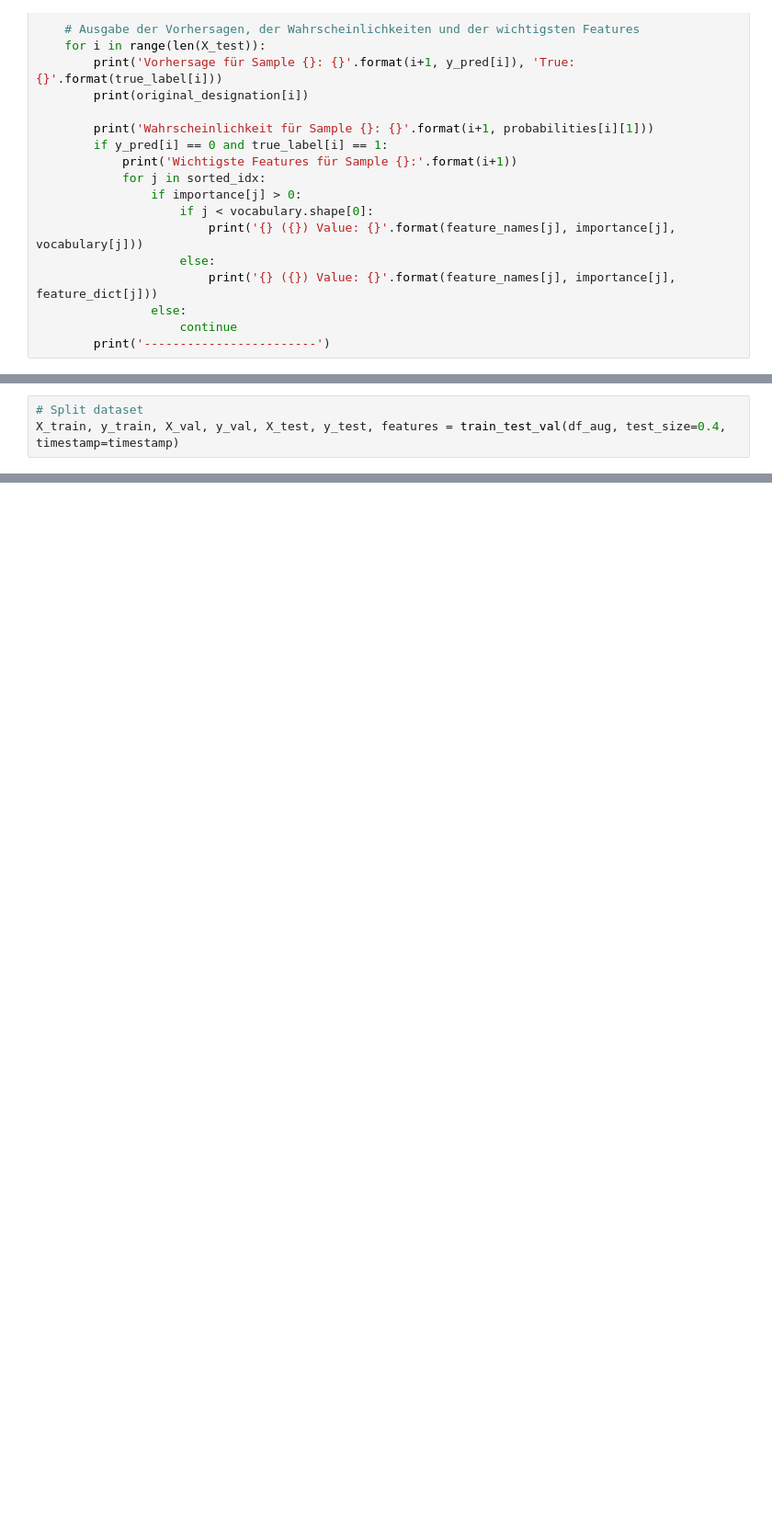
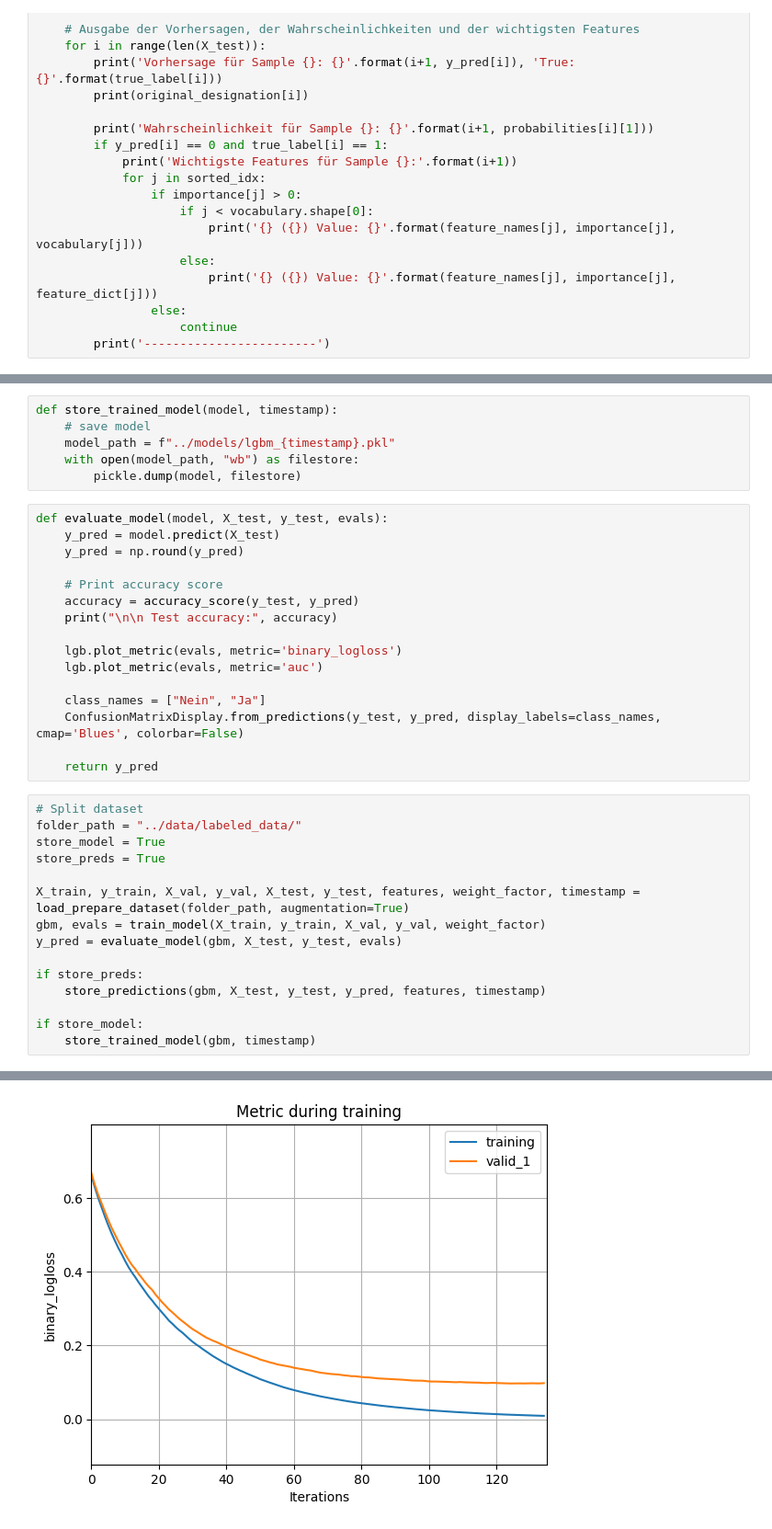
Before and after one commit to koch-tobias/master-thesis, a Jupyter notebook: Development/LightGBM.ipynb, the cells around one changed output, grey strips where cells are left out. Shown: that part at 92% size. Saved outputs shown, nothing was run; the diff lists cells and outputs as text; blank space fills up the shorter version.

```diff
--- a/Development/LightGBM.ipynb
+++ b/Development/LightGBM.ipynb
@@ -86,3 +60,0 @@ timestamp = dateTimeObj.strftime("%d%m%Y_%H%M")
-# %%
-# Split dataset
-X_train, y_train, X_val, y_val, X_test, y_test, features = train_test_val(df_aug, test_size=0.4, timestamp=timestamp)
@@ -158,0 +108,38 @@ ConfusionMatrixDisplay.from_predictions(y_test, y_pred, display_labels=class_nam
+# %%
+def store_trained_model(model, timestamp):
+    # save model
+    model_path = f"../models/lgbm_{timestamp}.pkl"
+    with open(model_path, "wb") as filestore:
+        pickle.dump(model, filestore)
+# %%
+def evaluate_model(model, X_test, y_test, evals):
+    y_pred = model.predict(X_test)
+    y_pred = np.round(y_pred)
+
+    # Print accuracy score
+    accuracy = accuracy_score(y_test, y_pred)
+    print("\n\n Test accuracy:", accuracy)
+
+    lgb.plot_metric(evals, metric='binary_logloss')
+    lgb.plot_metric(evals, metric='auc')
+
+    class_names = ["Nein", "Ja"]
+    ConfusionMatrixDisplay.from_predictions(y_test, y_pred, display_labels=class_names, cmap='Blues', colorbar=False)
+
+    return y_pred
+# %%
+# Split dataset
+folder_path = "../data/labeled_data/"
+store_model = True
+store_preds = True
+
+X_train, y_train, X_val, y_val, X_test, y_test, features, weight_factor, timestamp = load_prepare_dataset(folder_path, augmentation=True)
+gbm, evals = train_model(X_train, y_train, X_val, y_val, weight_factor)
+y_pred = evaluate_model(gbm, X_test, y_test, evals)
+
+if store_preds:
+    store_predictions(gbm, X_test, y_test, y_pred, features, timestamp)
+
+if store_model:
+    store_trained_model(gbm, timestamp)
+# %% [output]
@@ -158,0 +170 @@ ConfusionMatrixDisplay.from_predictions(y_test, y_pred, display_labels=class_nam
+[figure, added]
```
Also changed, not shown: parts of 9 cells of this notebook.
